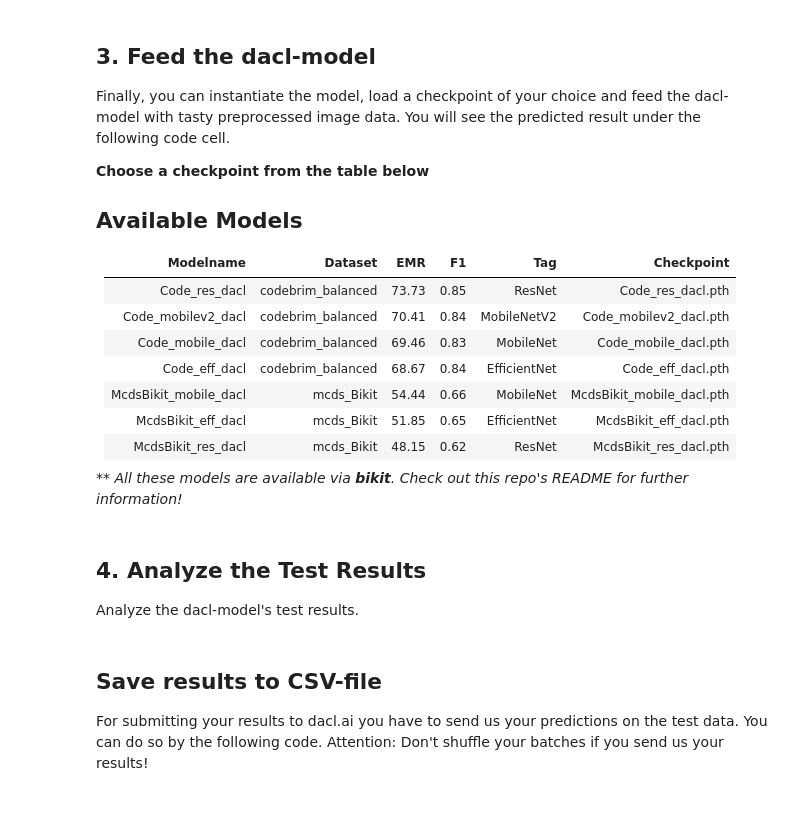
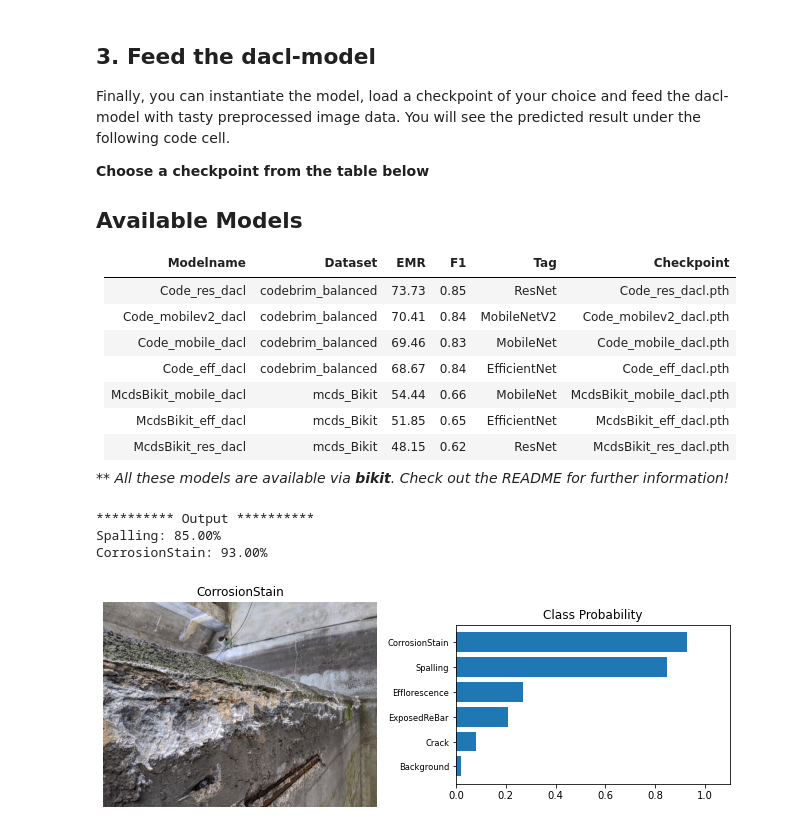
Before and after one commit to jfltzngr/dacl-demo, a Jupyter notebook: demo.ipynb, the cells around one changed output. Saved outputs shown, nothing was run; the diff lists cells and outputs as text; code cells hidden in the pictures.

```diff
--- a/demo.ipynb
+++ b/demo.ipynb
@@ -49,5 +41,5 @@ First, you need to define the model with the DaclNet class. Currently, there are
 # %%
-# Dictionary to find the suiting EfficientNet model according to the resolution of the input-images:
+# Dict to find the suiting EfficientNet model according to the resolution of the input-images:
 efnet_dict = {'b0': 224, 'b1': 240, 'b2': 260, 'b3': 300,
               'b4': 380, 'b5': 456, 'b6': 528, 'b7': 600
              }
@@ -59,12 +51,12 @@ class DaclNet(nn.Module):
 
         Attributes
         ---------
-        base_name:      string, basemodel for the NN
-        resolution:     resolution of the input-images, example: 224, 240...(look efnet_dic), Only needed for EfficientNet
-        hidden_layers:  list of integers, the sizes of the hidden layers
-        drop_prob:      float, dropout probability
-        freeze_base:    boolean, choose if you want to freeze the parameters of the base model
-        num_class:      integer, size of the output layer according to the number of classes
+        base_name: string, basemodel for the NN
+        resolution: resolution of the input-images, example: 224, 240...(look efnet_dic), Only needed for EfficientNet
+        hidden_layers: list of integers, the sizes of the hidden layers
+        drop_prob: float, dropout probability
+        freeze_base: boolean, choose if you want to freeze the parameters of the base model
+        num_class: integer, size of the output layer according to the number of classes
 
         Example
         ---------
@@ -72,7 +64,7 @@ class DaclNet(nn.Module):
 
         Note
         ---------
-        -print(efficientnet) -> Last module: (_swish): MemoryEfficientSwish() and the last fc-layers are displayed
+        -print(efficientnet) -> Last module: (_swish): MemoryEfficientSwish() and the last fc-layers
          This activation won't be called during forward due to: "self.base.extract_features"! No activation of last layer!
         '''
         super(DaclNet, self).__init__()
@@ -115,7 +107,6 @@ class DaclNet(nn.Module):
             else:
                 self.classifier = nn.Linear(self.base._fc.in_features, num_class)
             self.activation = MemoryEfficientSwish()
-
         elif self.base_name == 'mobilenetv2':
             base = models.mobilenet.mobilenet_v2(pretrained=True)
             modules = list(base.children())[:-1]
@@ -152,11 +143,11 @@ class DaclNet(nn.Module):
         Arguments
         ---------
         input_batch: torch.Tensor, Multidimensional array holding elements of datatype: torch.float32,
-                     it's shape is: [1, 3, 224, 224] according to N x C x H x W,
-                     The input batch carries all pixel values from the images inside teh batch
+                     its shape: [1, 3, 224, 224] according to N x C x H x W,
+                     The input batch carries all pixel values from the images inside the batch
         Note
         ---------
-        Every model uses 2d-Average-Pooling with output_size=1 after the feature extraction or rather before flattening.
+        Every model uses 2d-Average-Pooling with output_size=1 after the feature extraction, or rather before flattening.
         The pooling layer of ResNet50 and MobileNetV3 was kept in the squential -> Doesn't have to be called in forward!
         EffNet had to be implemented with the AdaptiveAvgpool2d in this forward function because of missing pooling when
         calling: "effnet.extract_features(input_batch)"
@@ -327,48 +310,47 @@ Finally, you can instantiate the model, load a checkpoint of your choice and fee
 | McdsBikit_eff_dacl    | mcds_Bikit        | 51.85 | 0.65 | EfficientNet | McdsBikit_eff_dacl.pth    |
 | McdsBikit_res_dacl    | mcds_Bikit        | 48.15 | 0.62 | ResNet       | McdsBikit_res_dacl.pth    |
 
-** *All these models are available via **bikit**. Check out this repo's README for further information!*
+** *All these models are available via **bikit**. Check out the README for further information!*
 # %%
 # Choose which checkpoint/model you want to load from the table above:
-cp_name = 'Code_res_dacl.pth'
+cp_name = 'Code_mobilev2_dacl.pth'
 
 # Load the checkpoint:
 cp = torch.load(Path('models/' + cp_name))
 
 # Instantiate the model:
 model = DaclNet(base_name=cp['base'], resolution = cp['resolution'], hidden_layers=cp['hidden_layers'],
 				drop_prob=cp['drop_prob'], num_class=cp['num_class'])
-model.load_state_dict(cp['state_dict']) # Load the pre-trained weights into the model
+model.load_state_dict(cp['state_dict']) # Load the pre-trained wights into the model
 model.eval() # Set the model to eval-mode. No dropout and no autograd will be applied.
-model.to(device)
 
-with torch.no_grad(): # Disable tracking of gradients in autograd (saves some time)
+# Now let's feed the dacl-model in order to  classify the preprocessed image that we imported at the beginning:
+logits = model(img_proc)
 
-    # Now, let's feed the dacl-model in order to  classify the preprocessed image that we imported at the beginning:
-    logits = model(img_proc)
-
-    # Apply sigmoid activation to get predictions:
-    preds = torch.sigmoid(logits).float().squeeze(0).to('cpu')
+# Apply sigmoid activation to get predictions:
+preds = torch.sigmoid(logits).float().squeeze(0)
 
 # Binarize results:
-threshold = .5 # Which threshold do you want to choose for binarization of predictions? (for bikit, 0.5 was chosen)
+threshold = .5 # Which threshold do you want to choose for binarization of predictions (for bikit .5 was chosen)?
 bin = np.array(preds > threshold, dtype=float)
 
 # In the cat_to_name file our damage-class-names are stored with the according position in the output vector:
 with open('cat_to_name.json', 'r') as f:
 	cat_to_name = json.load(f)[cp['dataset']]
 
 # Output:
 # Make a dict with the predictions:
 preds_dict = {v:round(preds[int(k)].item(),2) for k,v in cat_to_name.items()}
 print('*'*10, 'Output', '*'*10)
-
+# print('This is the model you have just created:\n', model)
 for k,v in preds_dict.items():
 	if v > .5:
 		print('%s: %.2f%%' % (k,v*100))
 
 # View the classified image and it's predictions:
 view_classify(img_path, preds_dict)
+# %% [output]
+********** Output **********
+Spalling: 85.00%
+CorrosionStain: 93.00%
+[figure, added]
-# %% [markdown]
-## 4. Analyze the Test Results
-Analyze the dacl-model's test results.
@@ -456,4 +356,0 @@ print("ExactMatchRatio calculated 'by hand': %.2f %%" % (byhand_emr * 100))
-# %% [markdown]
-## Save results to CSV-file
-For submitting your results to dacl.ai you have to send us your predictions on the test data. You can do so by the following code.
-Attention: Don't shuffle your batches if you send us your results!
```
Also changed, not shown: parts of 9 cells of this notebook, 2 other files.
